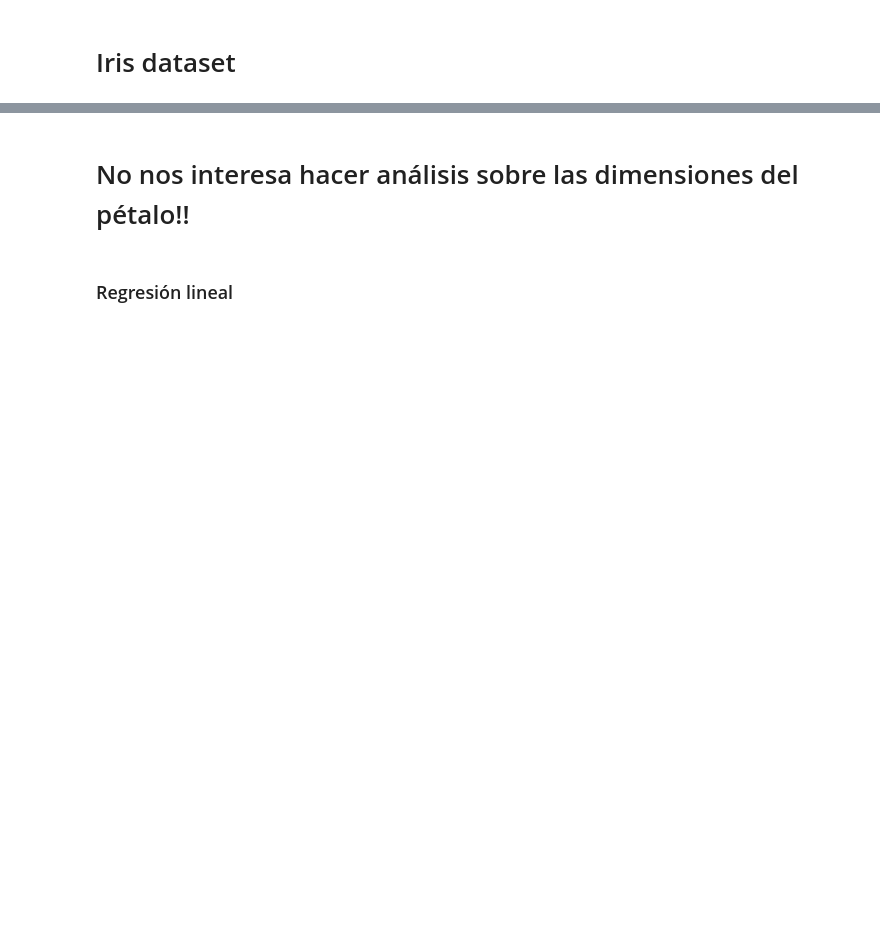
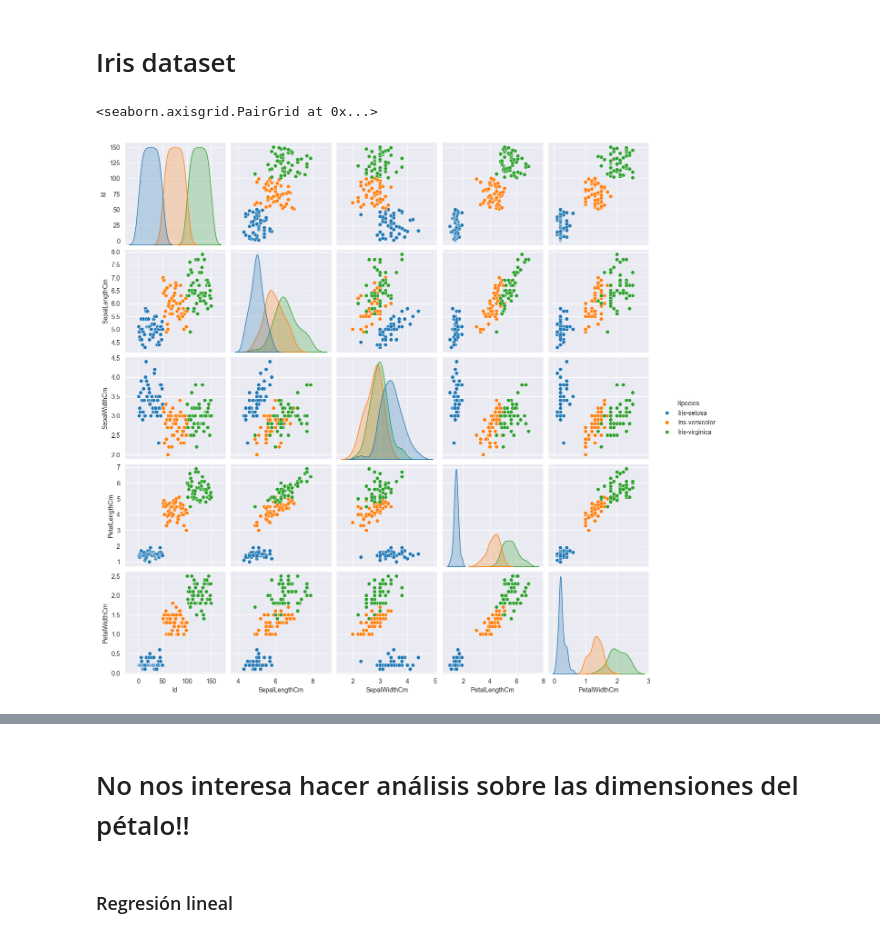
Before and after one commit to carlosdizx/first-steps-data-science, a Jupyter notebook: example20.ipynb, the cells around one changed output, grey strips where cells are left out. Drawn from its saved outputs; the diff is of its cells as text; code cells hidden in the pictures; blank space fills up the shorter version.

```diff
--- a/example20.ipynb
+++ b/example20.ipynb
@@ -6,4 +6,9 @@ import seaborn as sns
 import matplotlib.pyplot as plt
 # %%
 df = pd.read_csv('data/Iris.csv')
+# %%
+sns.pairplot(df, hue='Species')
+# %% [output]
+<seaborn.axisgrid.PairGrid at 0x...>
+[figure, added]
 # %%
```
Also changed, not shown: parts of 4 cells of this notebook.
